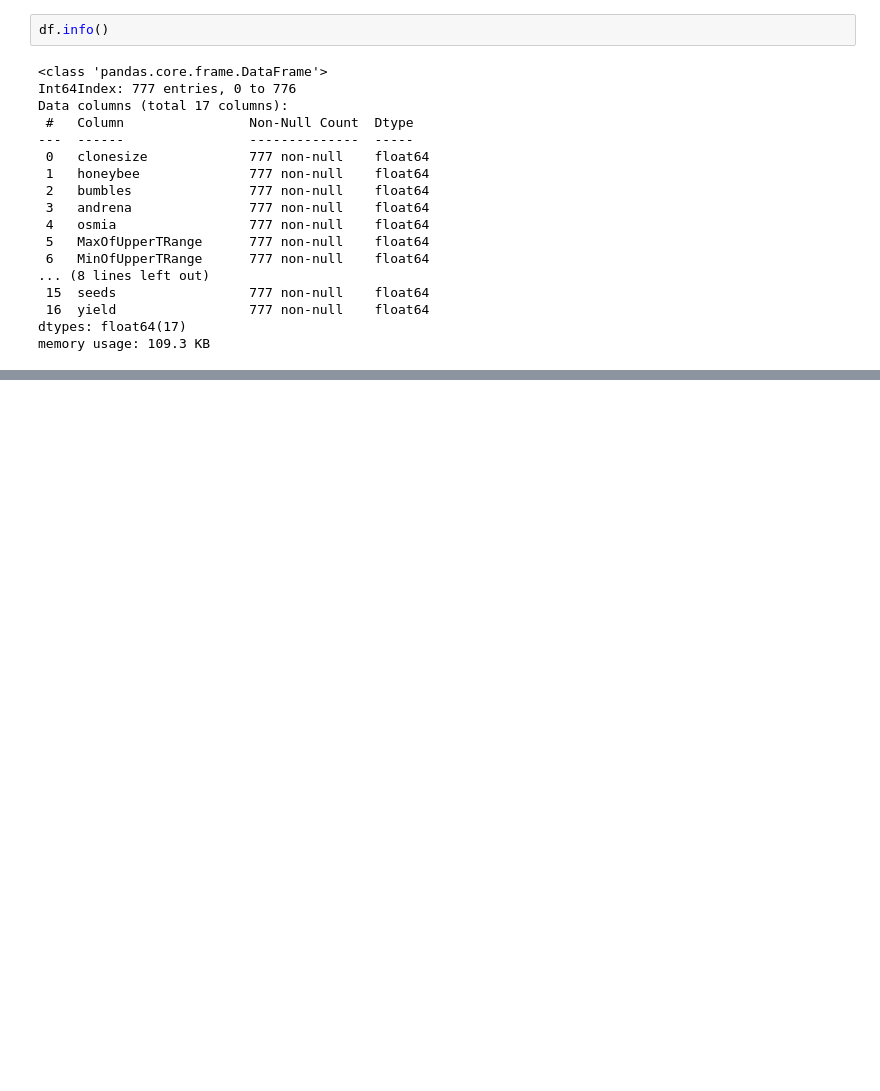
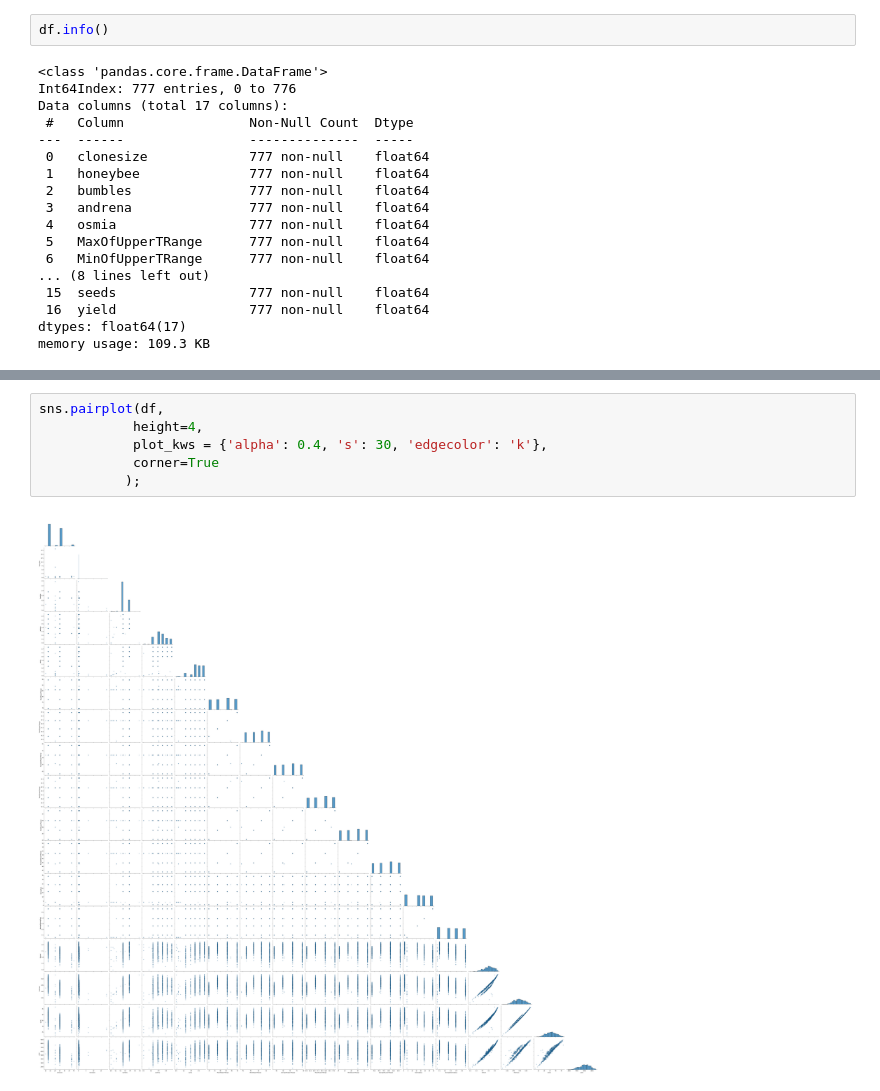
Before and after one commit to avikumart/Wild-Blue-Berry-Yield-Prediction-Flask-app-deploy, a Jupyter notebook: wild-blue-berry-yield-prediction.ipynb, the cells around one changed output, grey strips where cells are left out. Saved outputs shown, nothing was run; the diff lists cells and outputs as text; blank space fills up the shorter version.

```diff
--- a/wild-blue-berry-yield-prediction.ipynb
+++ b/wild-blue-berry-yield-prediction.ipynb
@@ -41,0 +73,8 @@ memory usage: 109.3 KB
+# %%
+sns.pairplot(df,
+            height=4,
+            plot_kws = {'alpha': 0.4, 's': 30, 'edgecolor': 'k'},
+            corner=True
+           );
+# %% [output]
+[figure, added]
```
Also changed, not shown: parts of 11 cells of this notebook.
